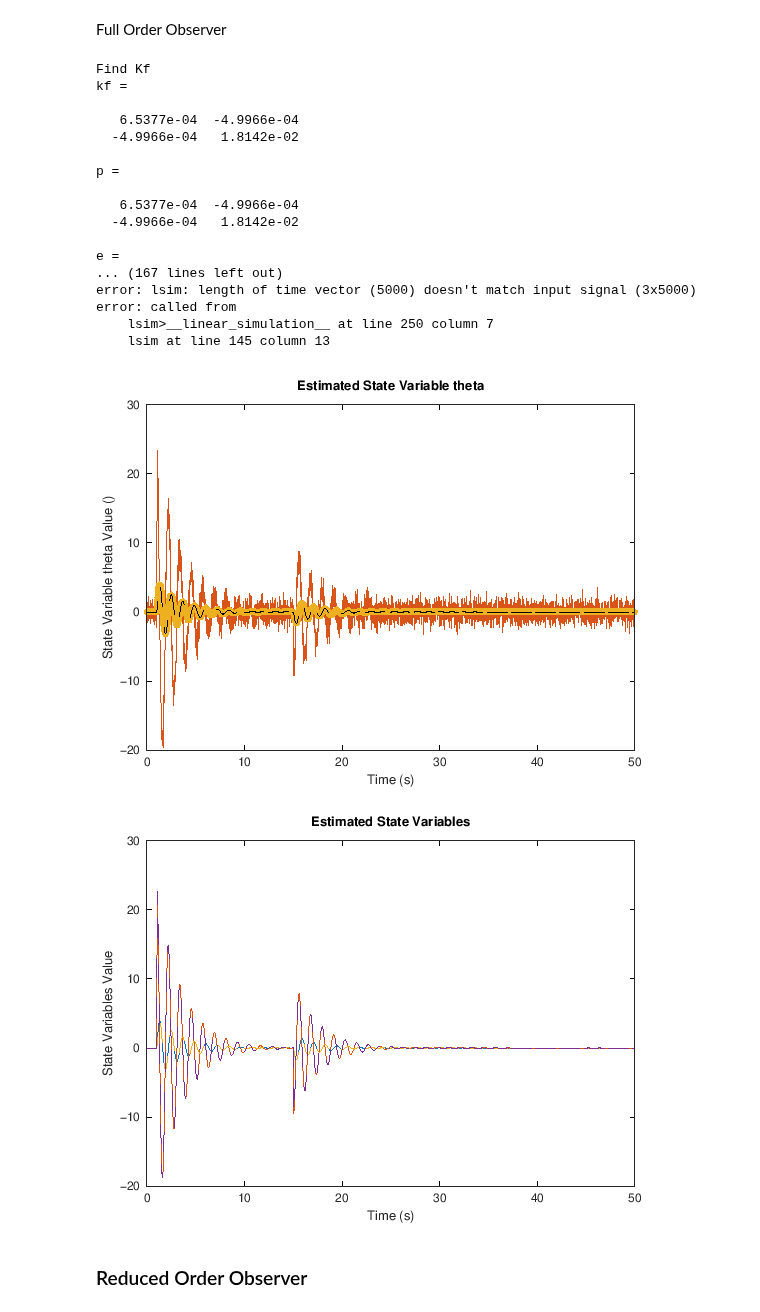
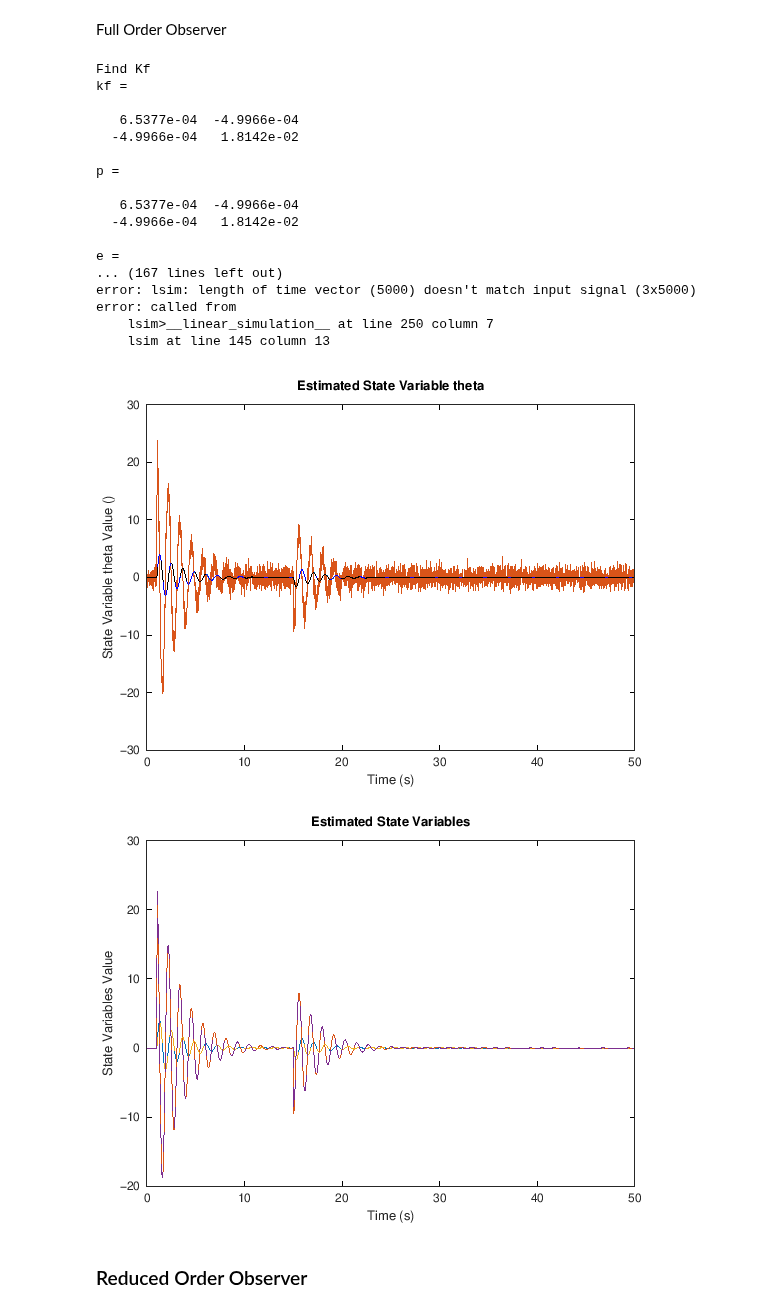
Before and after one commit to matthartpi/Hovercopter, a Jupyter notebook: FullOrderObserver/HoverCopterFullOrdObs.ipynb, the cells around one changed output. Drawn from its saved outputs; the diff is of its cells as text; code cells hidden in the pictures.

```diff
--- a/FullOrderObserver/HoverCopterFullOrdObs.ipynb
+++ b/FullOrderObserver/HoverCopterFullOrdObs.ipynb
@@ -347,7 +347,7 @@ plot(lkj,y)
 
 [xtrue,t] = lsim(sysFull,uAUG,t);
 hold on
-plot(t,xtrue(:,1),'p','LineWidth',2.0)
+plot(t,xtrue(:,1),'b','LineWidth',2.0)
 [x,t] = lsim(sysKF,[u;y'],t);
 plot(t,x(:,1)','k--','LineWidth',2.0)
 set(gca, "fontsize", 18)
@@ -366,34 +366,34 @@ title("Estimated State Variables")
 xlabel("Time (s)");
 ylabel("State Variables Value");
 % ylim("Manual");
 % ylim([-50 50]);
 % yticks(ytic2);
 % xticks(xtic);
 
 
 % Controllabilty and Observability %
 %controllability = ctrb(CopterSys)
 %observability = obsv(CopterSys)
 %numUnobservableStates = length(A) - rank(observability)
 # %% [output]
 Find Kf
 kf =
 
    6.5377e-04  -4.9966e-04
   -4.9966e-04   1.8142e-02
 
 p =
 
    6.5377e-04  -4.9966e-04
   -4.9966e-04   1.8142e-02
 
 e =
 ... (167 lines left out)
 error: lsim: length of time vector (5000) doesn't match input signal (3x5000)
 error: called from
     lsim>__linear_simulation__ at line 250 column 7
     lsim at line 145 column 13
-[figure, old version]
+[figure, new version]
 [figure]
 # %% [markdown]
 ### Reduced Order Observer
```
